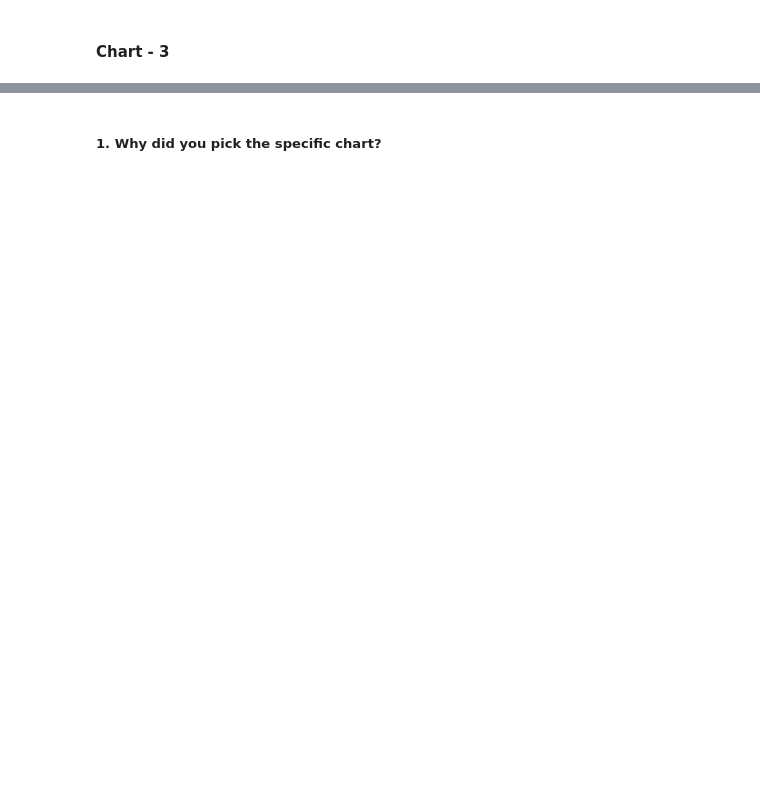
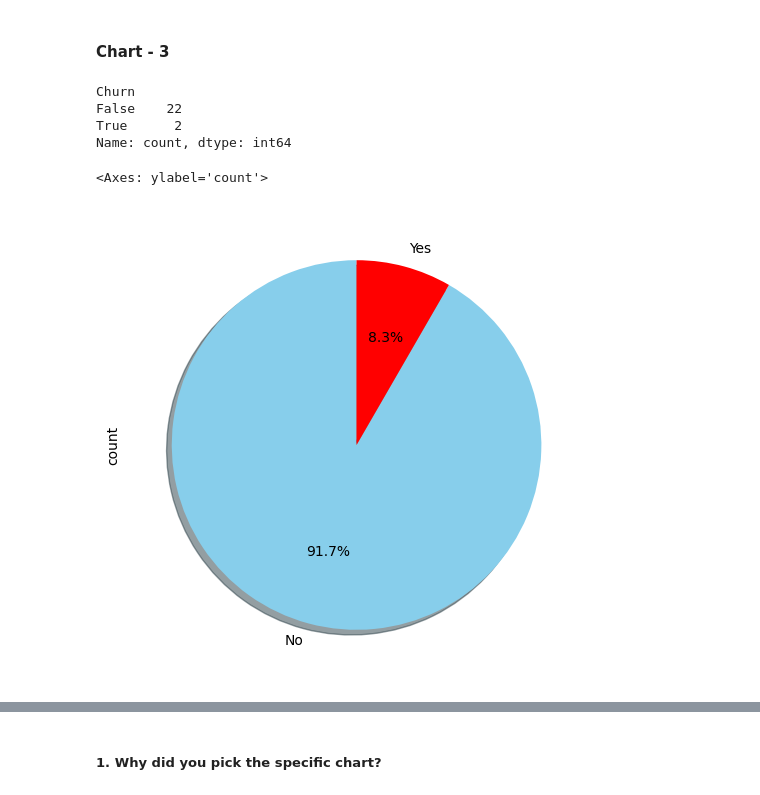
Before and after one commit to MayurMSD/telecom-churn-analysis, a Jupyter notebook: Customer_churn_Analysis_EDA_project.ipynb, the cells around one changed output, grey strips where cells are left out. Drawn from its saved outputs; the diff is of its cells as text; code cells hidden in the pictures; blank space fills up the shorter version.

```diff
--- a/Customer_churn_Analysis_EDA_project.ipynb
+++ b/Customer_churn_Analysis_EDA_project.ipynb
@@ -607,0 +718,25 @@ Answer Here
+# %%
+
+
+# Chart - 3 visualization code
+# One Digit Account Length
+print(df[df['Account length']<=9].loc[:,['Churn']].value_counts())
+print(" ")
+
+# Visualizing One Digit Account Length Based on Churn percentage
+df[df['Account length']<=9].loc[:,['Churn']].value_counts().plot(kind='pie',
+                              figsize=(15,6),
+                               autopct="%1.1f%%",
+                               startangle=90,
+                               shadow=True,
+                               labels=['No','Yes'],
+                               colors=['skyblue','red'],
+                               explode=[0,0]
+                              )
+# %% [output]
+Churn
+False    22
+True      2
+Name: count, dtype: int64
+<Axes: ylabel='count'>
+[figure, added]
```
Also changed, not shown: parts of 33 cells of this notebook.
